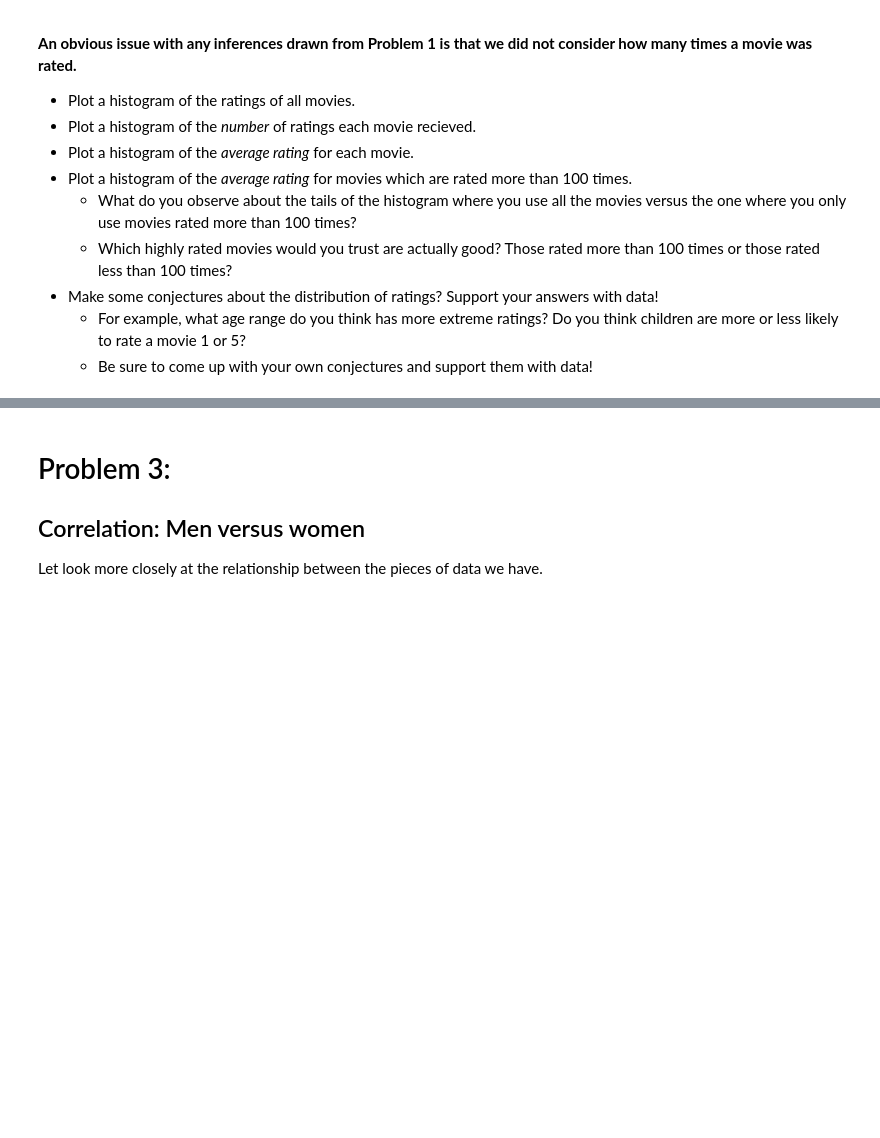
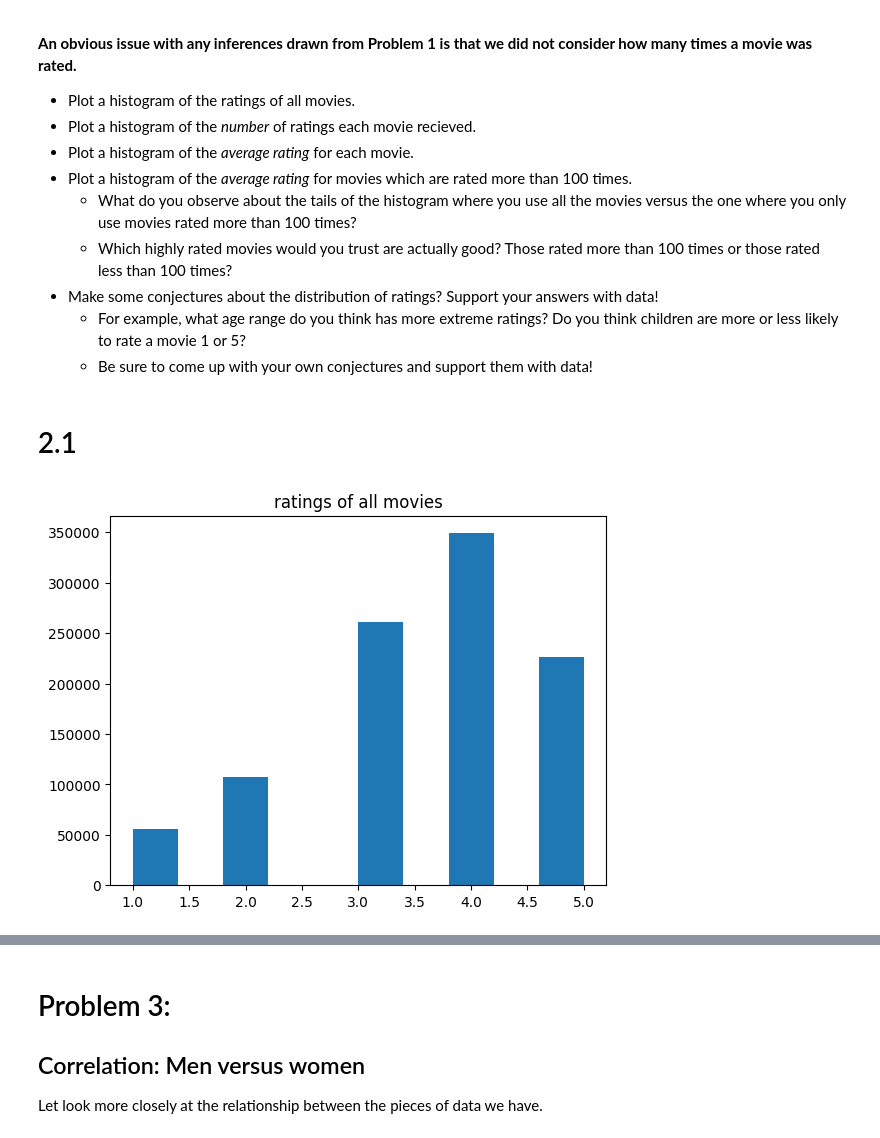
Before and after one commit to Sunisa78-8/phython.data.W, a Jupyter notebook: Project2_66.ipynb, the cells around one changed output, grey strips where cells are left out. Cells and saved outputs as stored; diff of their text form; code cells hidden in the pictures; blank space fills up the shorter version.

```diff
--- a/Project2_66.ipynb
+++ b/Project2_66.ipynb
@@ -221,8 +237,19 @@ dtype: int64
 * Make some conjectures about the distribution of ratings? Support your answers with data!
     *  For example, what age range do you think has more extreme ratings?  Do you think children are more or less likely to rate a movie 1 or 5?
     *  Be sure to come up with your own conjectures and support them with data!
+# %% [markdown]
+# 2.1
 # %%
+from numpy.lib.histograms import histogram
 #-------------------------------
 # Your code goes here.
 # Add as many cells as you need
 #-------------------------------
+h_df = df[['Title','Ratings']]
+h_df = h_df.set_index('Title')
+
+plt.hist(h_df)
+plt.title('ratings of all movies')
+plt.show()
+# %% [output]
+[figure, added]
```
Also changed, not shown: parts of 7 cells of this notebook.
